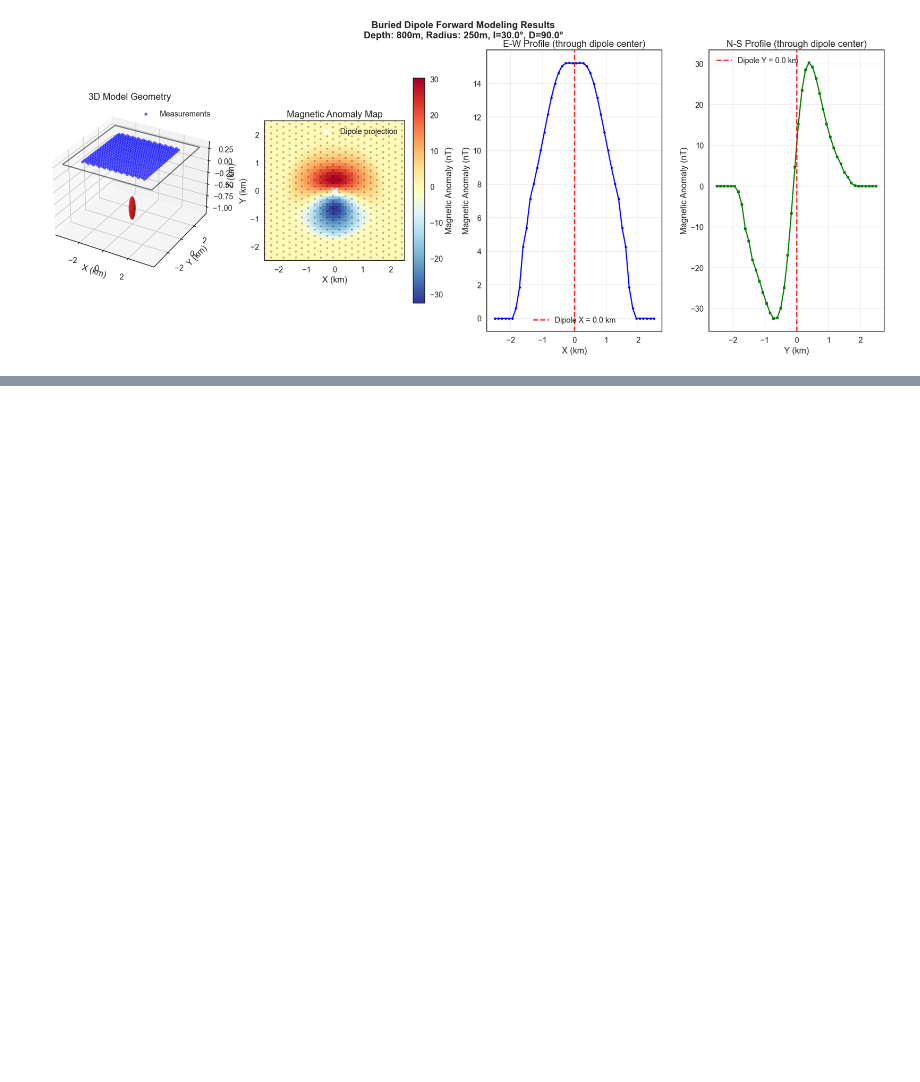
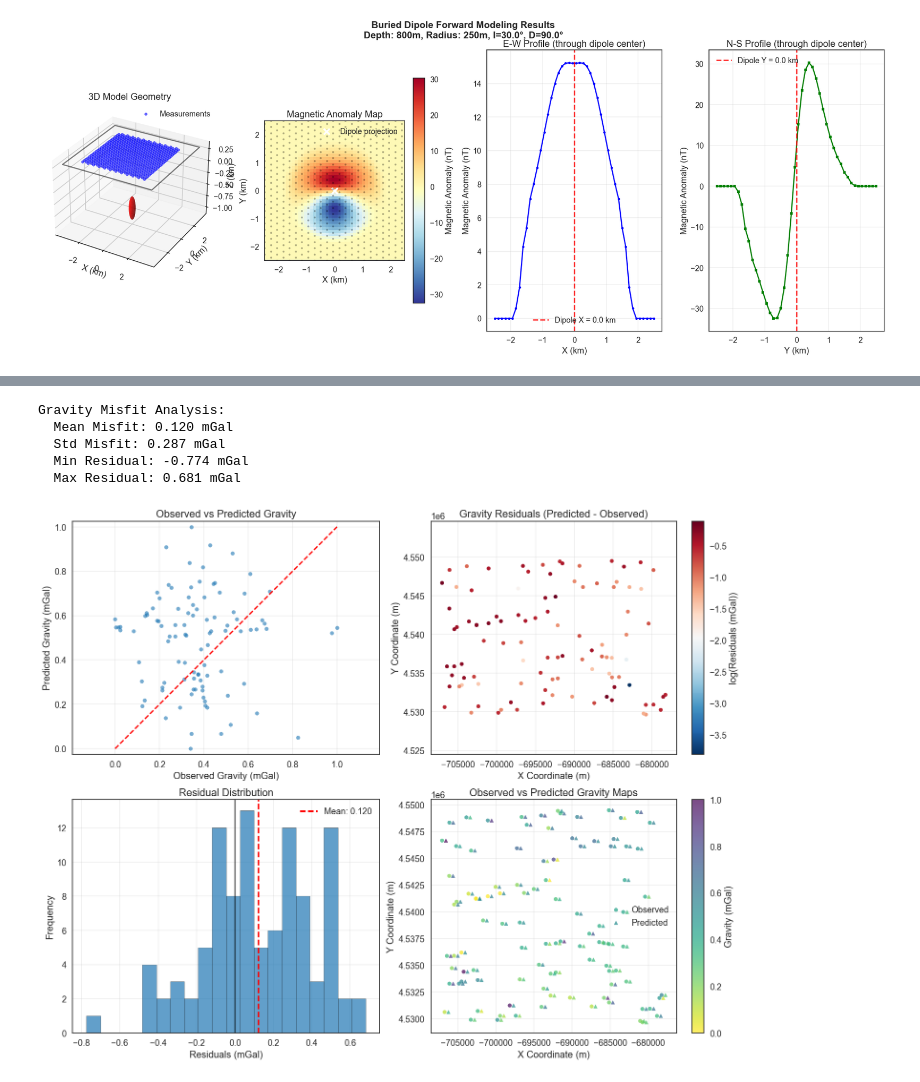
Before and after one commit to terranigma-solutions/Mineye-Terranigma, a Jupyter notebook: GeoModel/Geophysical_Forward_Modelling/forward_modelling_magnetics.ipynb, the cells around one changed output, grey strips where cells are left out. Drawn from its saved outputs; the diff is of its cells as text; code cells hidden in the pictures; blank space fills up the shorter version.

```diff
--- a/GeoModel/Geophysical_Forward_Modelling/forward_modelling_magnetics.ipynb
+++ b/GeoModel/Geophysical_Forward_Modelling/forward_modelling_magnetics.ipynb
@@ -41,10 +41,12 @@ import os
 from forward_modelling_magnetics_python import NumpyMagneticsForwardModeling
 import magnetic_dipole_example as examples
 from forward_modelling_magnetics_python import visualize_magnetic_results
+import misfit
 
 BASE_DIR = os.getcwd()
 data_dir = os.path.join(BASE_DIR, '..', 'Data', 'Tharsis AOI 1')
 geomodel_dir = os.path.abspath(os.path.join(BASE_DIR, '..', '..', 'Data', 'Geological_Models'))
+geophysical_dir = os.path.abspath(os.path.join(BASE_DIR, '..', '..', 'Data', 'Input_Data', 'Geophysical_Cleaned_Data'))
 
 trigger_create_cross_section = True
 # %% [markdown]
@@ -272,0 +268,28 @@ STEP 4: Generating Comprehensive Visualization
+# %%
+# Importing cleaned gravity data
+magnetic_data = gpd.read_file(os.path.join(geophysical_dir, 'cleaned_magnetic_data.geojson'))
+
+# Create measurement points at gravity data locations
+magnetic_measurement_points_QGIS = np.column_stack([
+    np.array(magnetic_data.geometry.x.values),
+    np.array(magnetic_data.geometry.y.values),
+    np.full(len(magnetic_data), max_z)  # Set Z to surface elevation
+])
+
+# Sample n random points from the magnetic measurement points
+n_sample = 100
+sample_indices = np.random.choice(len(magnetic_measurement_points_QGIS), size=n_sample, replace=False)
+magnetic_measurement_points_QGIS = magnetic_measurement_points_QGIS[sample_indices]
+
+# Observed gravity values
+observed_magnetic = magnetic_data['MAG'].values[sample_indices] # in nT
+# %%
+mag_engine = NumpyMagneticsForwardModeling(cutoff_distance=5000.0)
+mag_engine.set_magnetic_parameters(B_ext=50e-6, incl=60.0, decl=0.43)
+
+results = mag_engine.load_and_process_model(
+    "your_susceptibility.npy",
+    voxel_centers,
+    voxel_sizes,
+    magnetic_measurement_points_QGIS
+)
@@ -272,0 +337,14 @@ STEP 4: Generating Comprehensive Visualization
+# %%
+normalised_magnetics          = (results          - np.min(results))          / (np.max(results)          - np.min(results))
+normalised_observed_magnetics = (observed_magnetic - np.min(observed_magnetic)) / (np.max(observed_magnetic) - np.min(observed_magnetic))
+
+
+misfit_value = misfit.misfit_geophysical(observed_data = normalised_observed_magnetics, modelled_data = normalised_magnetics, error_formula='MSE')
+residuals    = misfit.plot_residuals(observed_data = normalised_observed_magnetics, modelled_data = normalised_magnetics, field_measurement_locations = magnetic_measurement_points_QGIS)
+# %% [output]
+Gravity Misfit Analysis:
+  Mean Misfit: 0.120 mGal
+  Std Misfit: 0.287 mGal
+  Min Residual: -0.774 mGal
+  Max Residual: 0.681 mGal
+[figure, added]
```
Also changed, not shown: parts of 7 cells of this notebook, 25 other files.
